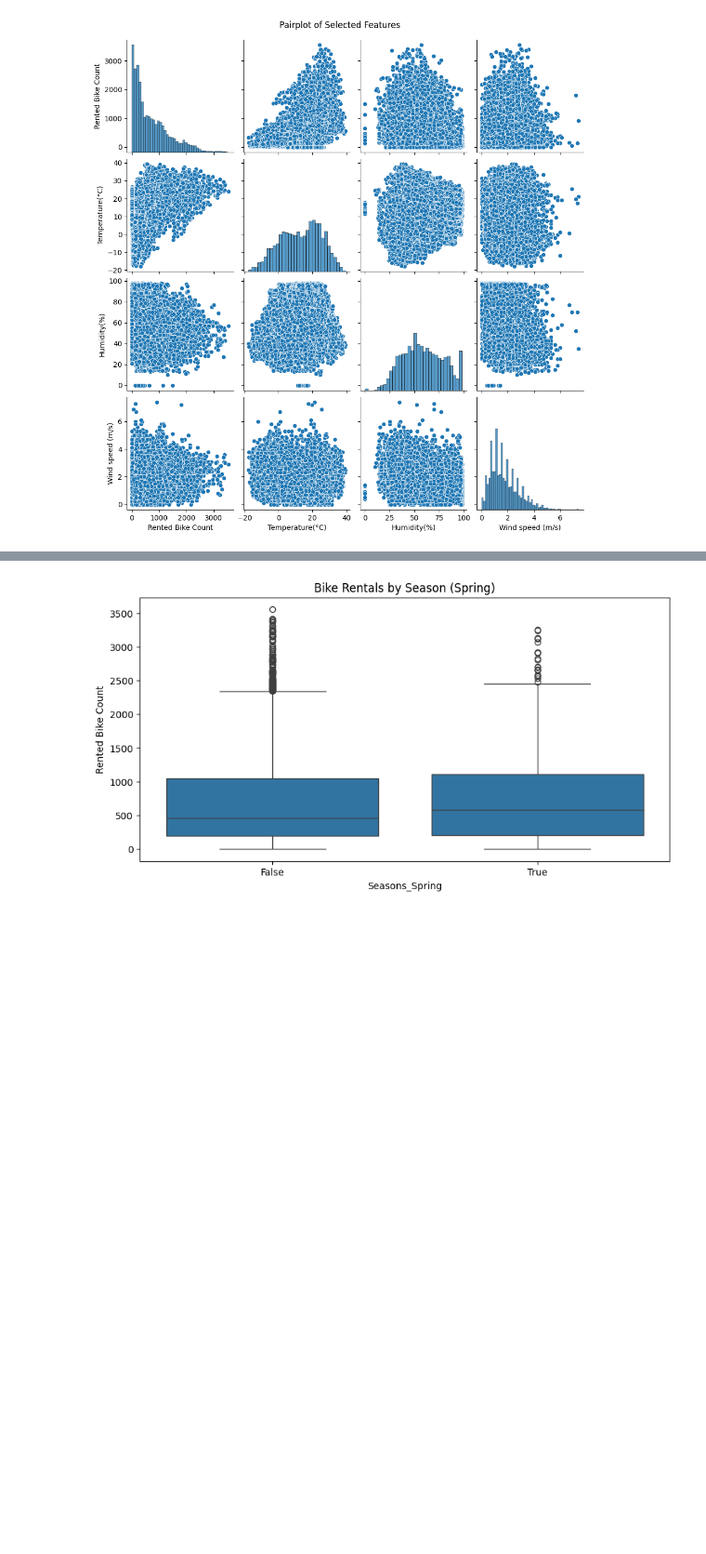
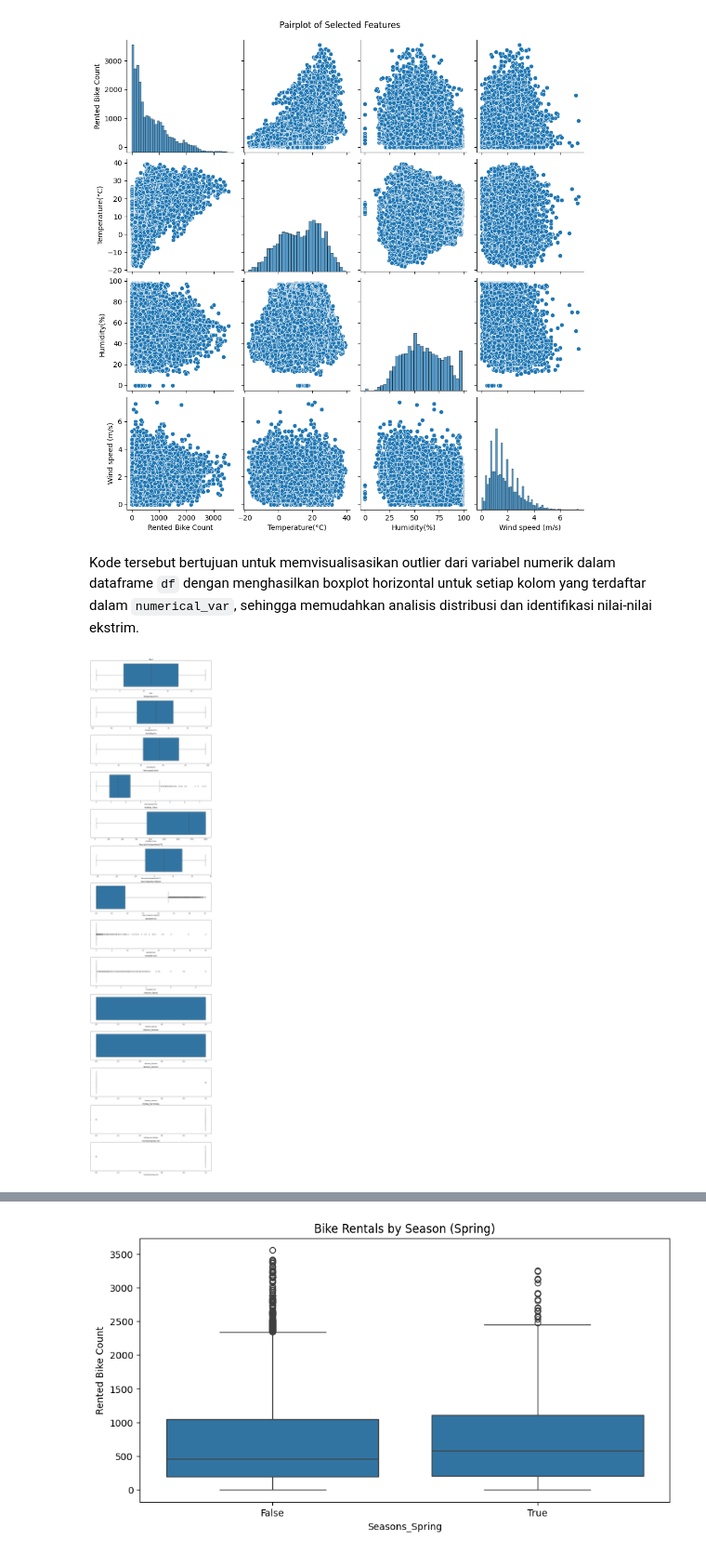
Before and after one commit to allanbil214/dicoding_terapan-ops, a Jupyter notebook: terapan/predictiv-analytics/dicoding_predictive_analytics.ipynb, the cells around one changed output, grey strips where cells are left out. Shown at 93% size. Saved outputs shown, nothing was run; the diff lists cells and outputs as text; code cells hidden in the pictures; blank space fills up the shorter version.

```diff
--- a/terapan/predictiv-analytics/dicoding_predictive_analytics.ipynb
+++ b/terapan/predictiv-analytics/dicoding_predictive_analytics.ipynb
@@ -204,3 +227,21 @@ plt.suptitle('Pairplot of Selected Features', y=1.02)
 plt.show()
 # %% [output]
 [figure]
+# %% [markdown]
+Kode tersebut bertujuan untuk memvisualisasikan outlier dari variabel numerik dalam dataframe `df` dengan menghasilkan boxplot horizontal untuk setiap kolom yang terdaftar dalam `numerical_var`, sehingga memudahkan analisis distribusi dan identifikasi nilai-nilai ekstrim.
+# %%
+numerical_var = ['Hour', 'Temperature(°C)', 'Humidity(%)', 'Wind speed (m/s)', 'Visibility (10m)', 'Dew point temperature(°C)',
+            'Solar Radiation (MJ/m2)', 'Rainfall(mm)', 'Snowfall (cm)', 'Seasons_Spring', 'Seasons_Summer',
+            'Seasons_Autumn', 'Holiday_No Holiday', 'Functioning Day_Yes']
+
+plt.figure(figsize = (12,50))
+counter = 1
+for var in numerical_var:
+    if counter < 20:
+        plt.subplot(14,1,counter)
+        sns.boxplot(x = var, orient = "h", data =df)
+        plt.title(var)
+    counter += 1
+plt.tight_layout()
+# %% [output]
+[figure, added]
```
Also changed, not shown: parts of 32 cells of this notebook, 2 other files.
